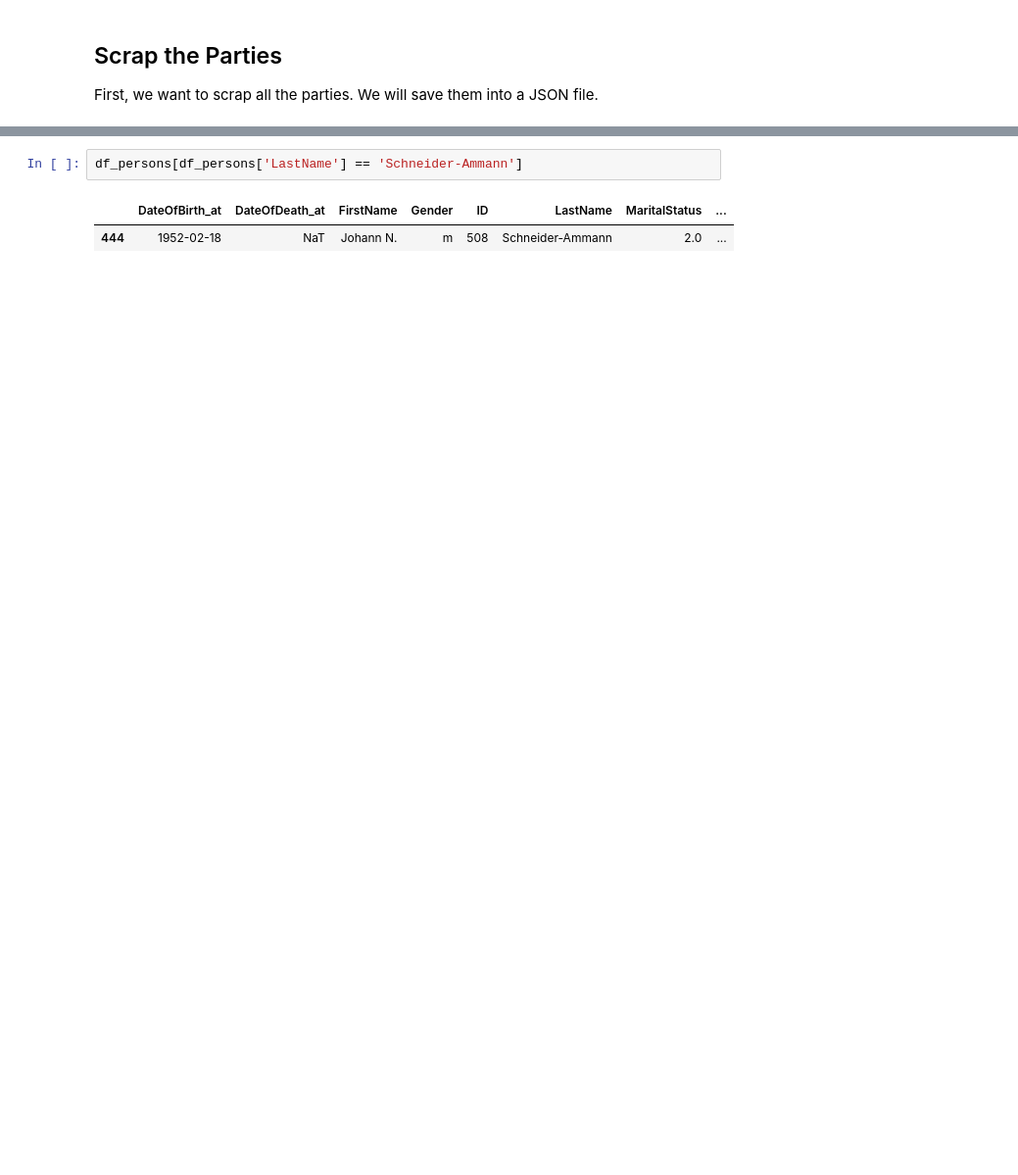
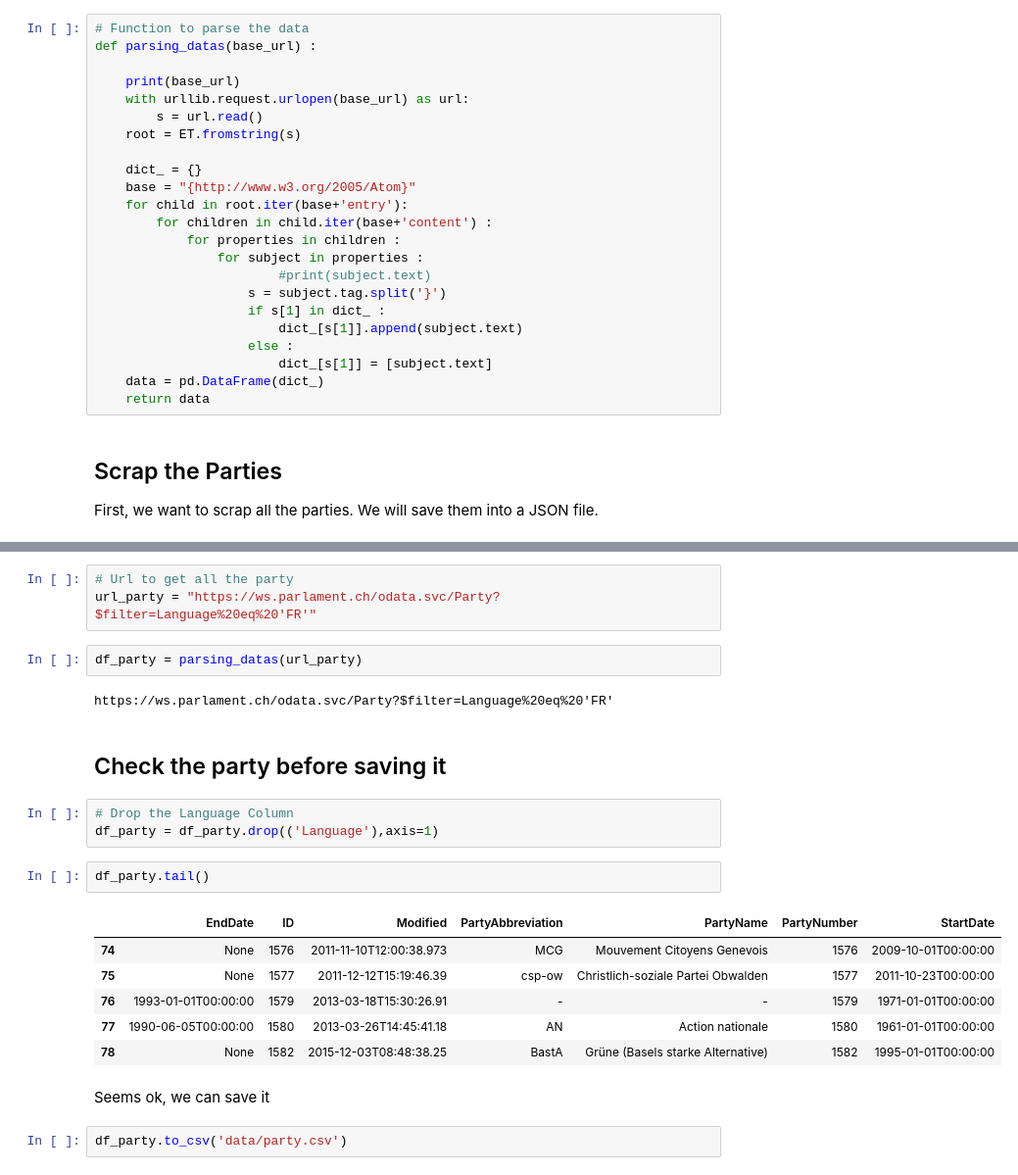
Before and after one commit to jmuth/parliament-viz.ch, a Jupyter notebook: scraping/scraping.ipynb, the cells around one changed output, grey strips where cells are left out. Shown at 98% size. Saved outputs shown, nothing was run; the diff lists cells and outputs as text; blank space fills up the shorter version.

```diff
--- a/scraping/scraping.ipynb
+++ b/scraping/scraping.ipynb
@@ -14,3 +14,26 @@ import json
+# %%
+# Function to parse the data
+def parsing_datas(base_url) :
+
+    print(base_url)
+    with urllib.request.urlopen(base_url) as url:
+        s = url.read()
+    root = ET.fromstring(s)
+
+    dict_ = {}
+    base = "{http://www.w3.org/2005/Atom}"
+    for child in root.iter(base+'entry'):
+        for children in child.iter(base+'content') :
+            for properties in children :
+                for subject in properties :
+                        #print(subject.text)
+                    s = subject.tag.split('}')
+                    if s[1] in dict_ :
+                        dict_[s[1]].append(subject.text)
+                    else :
+                        dict_[s[1]] = [subject.text]
+    data = pd.DataFrame(dict_)
+    return data
 # %% [markdown]
 ## Scrap the Parties
 
@@ -336,5 +41,25 @@ False
-# %%
-df_persons[df_persons['LastName'] == 'Schneider-Ammann']
-# %% [output]
-|  | DateOfBirth_at | DateOfDeath_at | FirstName | Gender | ID | LastName | MaritalStatus | ... |
-| 444 | 1952-02-18 | NaT | Johann N. | m | 508 | Schneider-Ammann | 2.0 | ... |
+# %%
+# Url to get all the party
+url_party = "https://ws.parlament.ch/odata.svc/Party?$filter=Language%20eq%20'FR'"
+# %%
+df_party = parsing_datas(url_party)
+# %% [output]
+https://ws.parlament.ch/odata.svc/Party?$filter=Language%20eq%20'FR'
+# %% [markdown]
+## Check the party before saving it
+# %%
+# Drop the Language Column
+df_party = df_party.drop(('Language'),axis=1)
+# %%
+df_party.tail()
+# %% [output]
+|  | EndDate | ID | Modified | PartyAbbreviation | PartyName | PartyNumber | StartDate |
+| 74 | None | 1576 | 2011-11-10T12:00:38.973 | MCG | Mouvement Citoyens Genevois | 1576 | 2009-10-01T00:00:00 |
+| 75 | None | 1577 | 2011-12-12T15:19:46.39 | csp-ow | Christlich-soziale Partei Obwalden | 1577 | 2011-10-23T00:00:00 |
+| 76 | 1993-01-01T00:00:00 | 1579 | 2013-03-18T15:30:26.91 | - | - | 1579 | 1971-01-01T00:00:00 |
+| 77 | 1990-06-05T00:00:00 | 1580 | 2013-03-26T14:45:41.18 | AN | Action nationale | 1580 | 1961-01-01T00:00:00 |
+| 78 | None | 1582 | 2015-12-03T08:48:38.25 | BastA | Grüne (Basels starke Alternative) | 1582 | 1995-01-01T00:00:00 |
+# %% [markdown]
+Seems ok, we can save it
+# %%
+df_party.to_csv('data/party.csv')
```
Also changed, not shown: parts of 51 cells of this notebook, 5 other files.
